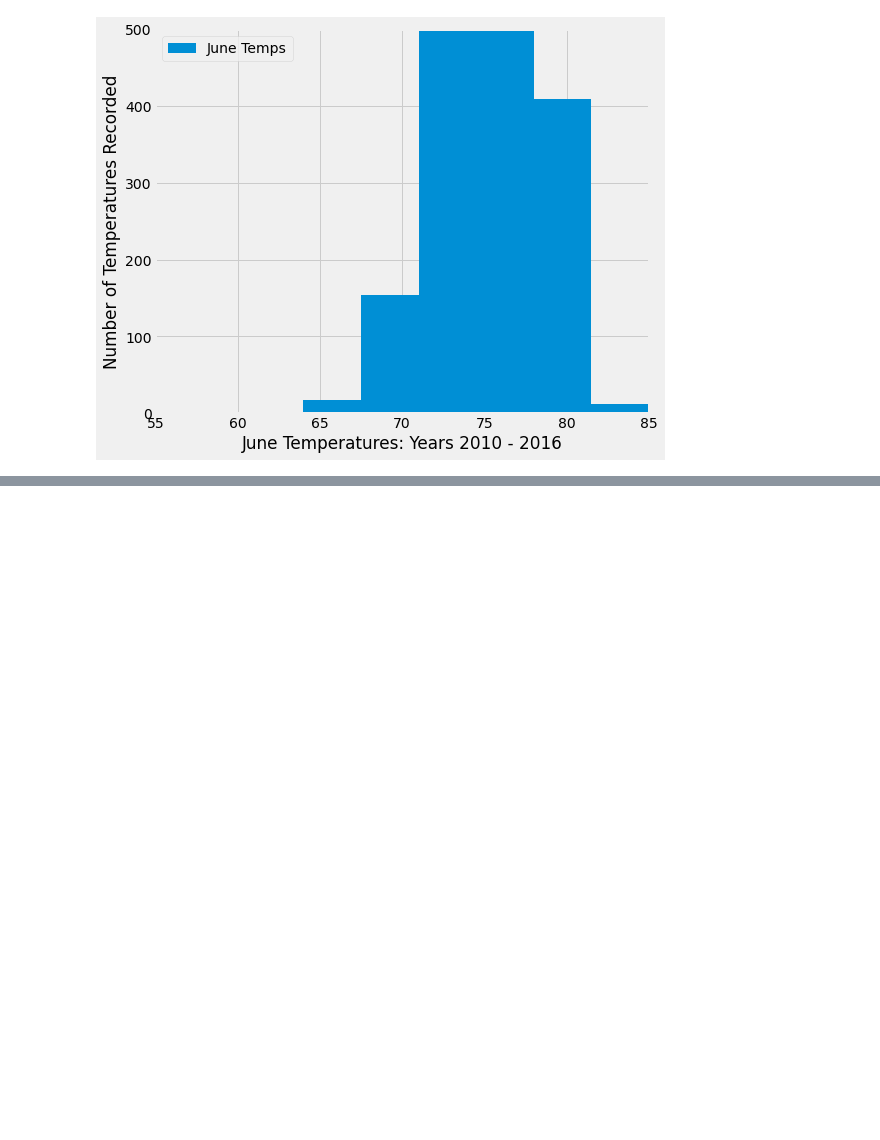
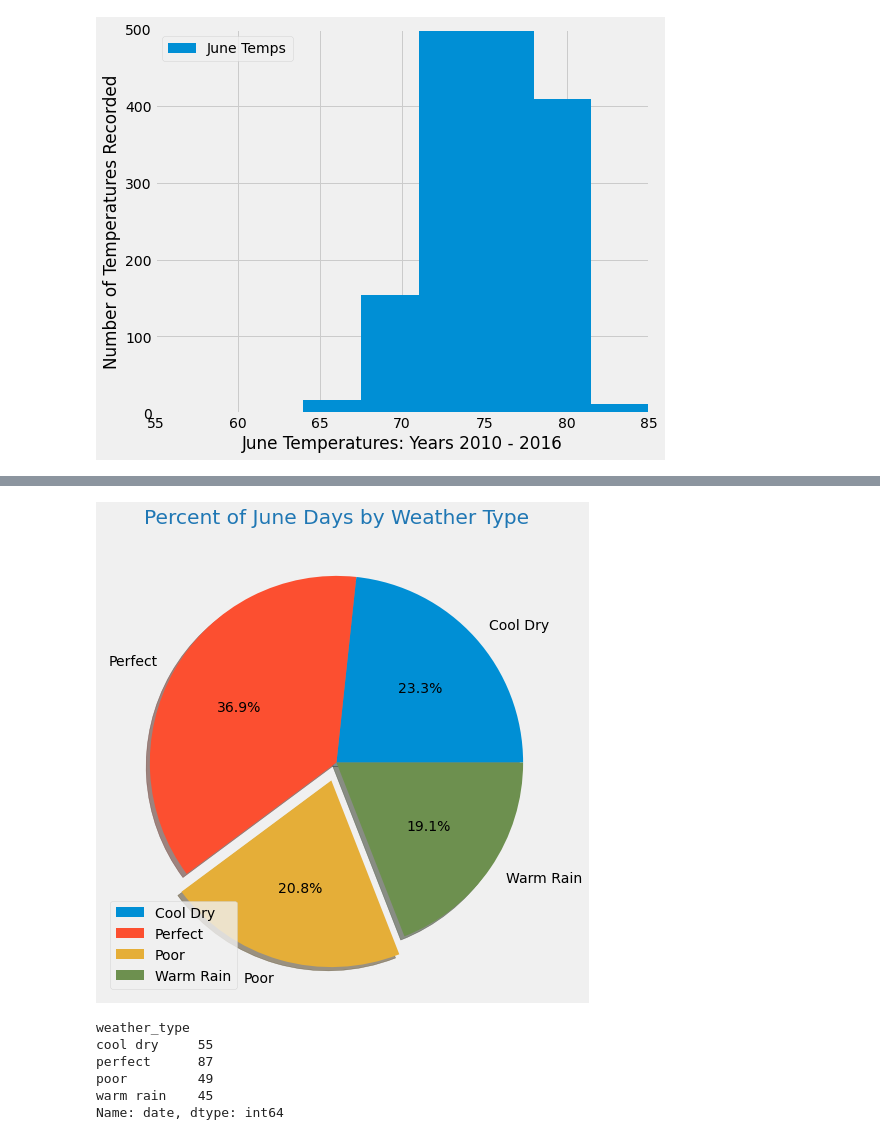
Before and after one commit to mtmcphail/Surfs_Up, a Jupyter notebook: SurfsUp_Challenge.ipynb, the cells around one changed output, grey strips where cells are left out. Cells and saved outputs as stored; diff of their text form; code cells hidden in the pictures; blank space fills up the shorter version.

```diff
--- a/SurfsUp_Challenge.ipynb
+++ b/SurfsUp_Challenge.ipynb
@@ -155,0 +162,11 @@ plt.show()
+# %%
+# get percipitation  and temps from specific weather station: Jun
+rain_06 = []
+rain_06 = session.query(Measurement.date, Measurement.tobs, Measurement.prcp).\
+filter(extract('month', Measurement.date) == '06').\
+filter(Measurement.station == 'USC00519281').all()
+
+rain_06_df = pd.DataFrame(rain_06, columns=['date', 'temperature', 'precipitation'])
+rain_06_df.set_index(rain_06_df['date'], inplace=True)
+
+rain_06_df.head()
@@ -155,0 +207,40 @@ plt.show()
+# %%
+# create a boolean for good or bad weather conditions based on rain and temp
+#rain_06_df[weather_good] = np.where(rain_06_df['precipitation'] == '0.00' or rain_06_df["tobs"] >= '73.0', True, False)
+#rain_06_df.head()
+
+def weather(c):
+  if c['temperature'] >= 73.0 and c['precipitation'] <= 0.10:
+    return 'perfect'
+  elif c['temperature'] >= 73.0 and c['precipitation'] > 0.10:
+    return 'warm rain'
+  elif c['temperature'] < 73.0 and c['precipitation'] <= 0.10:
+    return 'cool dry'
+  else:
+    return 'poor'
+# %%
+# Apply function to June data
+rain_06_df['weather_type'] = rain_06_df.apply(weather, axis=1)
+jun_wtype = rain_06_df.groupby('weather_type')['date'].count()
+
+plt.style.use('fivethirtyeight')
+plt.subplots(figsize=(8, 8))
+plt.pie(jun_wtype,
+            labels=["Cool Dry", "Perfect", "Poor", "Warm Rain"],
+            explode=[0, 0.0, 0.1, 0],
+            autopct='%1.1f%%',
+            shadow=True, startangle=0)
+plt.title('Percent of June Days by Weather Type', color = "Tab:blue")
+plt.legend(loc = 'lower left')
+plt.savefig('Resources/jun_wtype.png')
+plt.show()
+
+print(jun_wtype)
+# %% [output]
+[figure, added]
+weather_type
+cool dry     55
+perfect      87
+poor         49
+warm rain    45
+Name: date, dtype: int64
```
Also changed, not shown: parts of 17 cells of this notebook, 9 other files.
